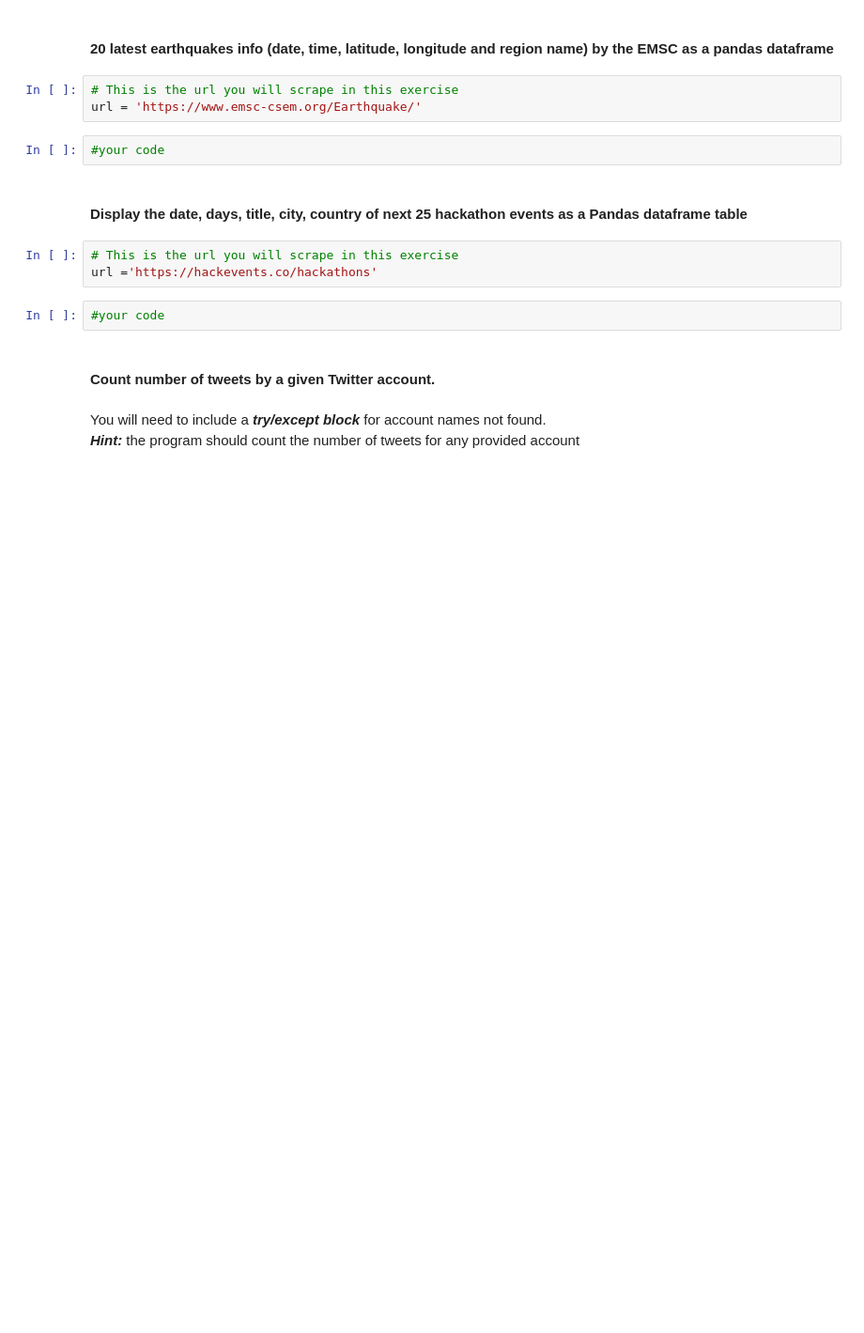
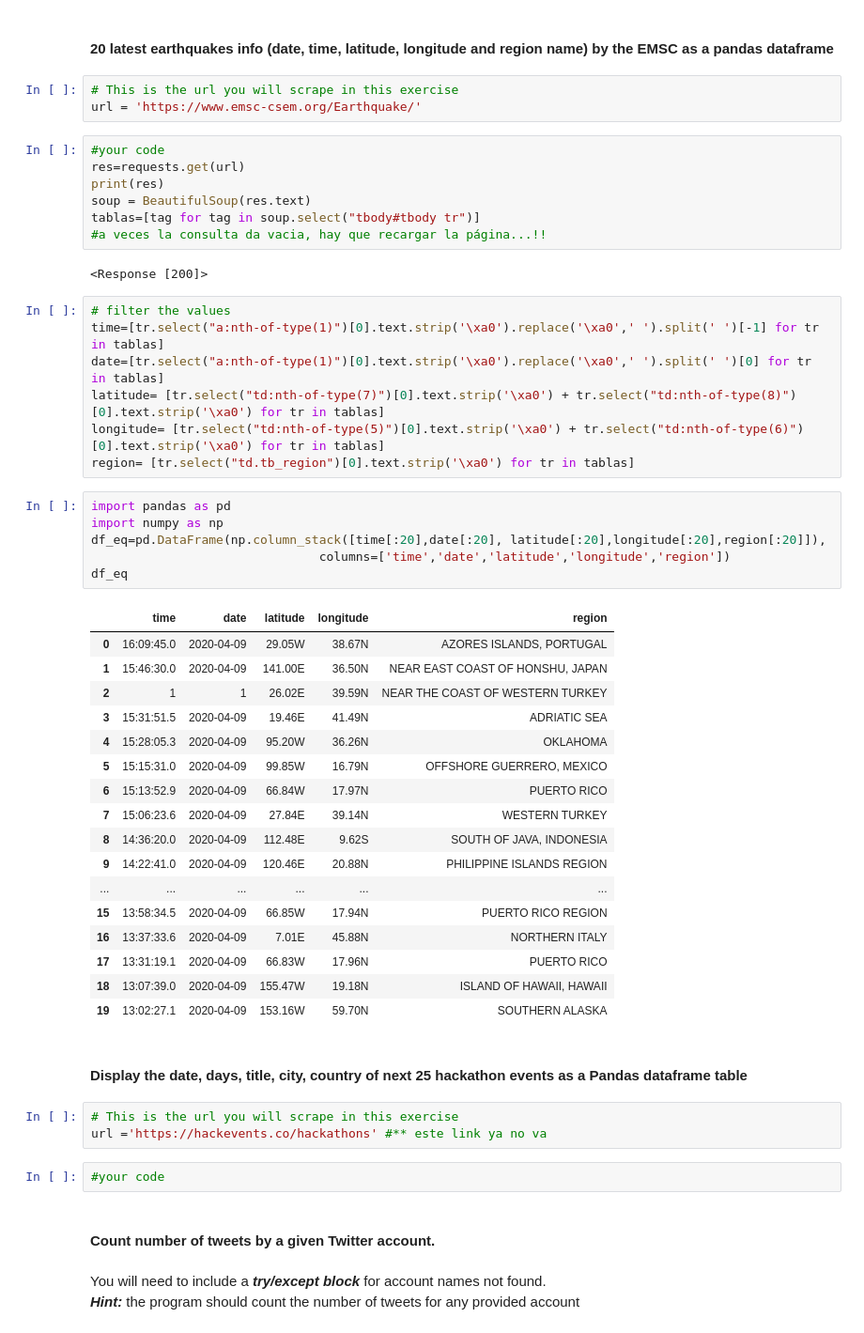
Before and after one commit to yuvtorres/datamad0320, a Jupyter notebook: module-1/lab-web-scraping/your-code/main.ipynb, the cells around one changed output. Shown at 94% size. Saved outputs shown, nothing was run; the diff lists cells and outputs as text; blank space fills up the shorter version.

```diff
--- a/module-1/lab-web-scraping/your-code/main.ipynb
+++ b/module-1/lab-web-scraping/your-code/main.ipynb
@@ -156,13 +243,51 @@ url = 'https://www.fbi.gov/wanted/topten'
 # %%
 # This is the url you will scrape in this exercise
 url = 'https://www.emsc-csem.org/Earthquake/'
-# %%
-#your code
+# %%
+#your code
+res=requests.get(url)
+print(res)
+soup = BeautifulSoup(res.text)
+tablas=[tag for tag in soup.select("tbody#tbody tr")]
+#a veces la consulta da vacia, hay que recargar la página...!!
+# %% [output]
+<Response [200]>
+# %%
+# filter the values
+time=[tr.select("a:nth-of-type(1)")[0].text.strip('\xa0').replace('\xa0',' ').split(' ')[-1] for tr in tablas]
+date=[tr.select("a:nth-of-type(1)")[0].text.strip('\xa0').replace('\xa0',' ').split(' ')[0] for tr in tablas]
+latitude= [tr.select("td:nth-of-type(7)")[0].text.strip('\xa0') + tr.select("td:nth-of-type(8)")[0].text.strip('\xa0') for tr in tablas]
+longitude= [tr.select("td:nth-of-type(5)")[0].text.strip('\xa0') + tr.select("td:nth-of-type(6)")[0].text.strip('\xa0') for tr in tablas]
+region= [tr.select("td.tb_region")[0].text.strip('\xa0') for tr in tablas]
+# %%
+import pandas as pd
+import numpy as np
+df_eq=pd.DataFrame(np.column_stack([time[:20],date[:20], latitude[:20],longitude[:20],region[:20]]),
+                               columns=['time','date','latitude','longitude','region'])
+df_eq
+# %% [output]
+|  | time | date | latitude | longitude | region |
+| 0 | 16:09:45.0 | 2020-04-09 | 29.05W | 38.67N | AZORES ISLANDS, PORTUGAL |
+| 1 | 15:46:30.0 | 2020-04-09 | 141.00E | 36.50N | NEAR EAST COAST OF HONSHU, JAPAN |
+| 2 | 1 | 1 | 26.02E | 39.59N | NEAR THE COAST OF WESTERN TURKEY |
+| 3 | 15:31:51.5 | 2020-04-09 | 19.46E | 41.49N | ADRIATIC SEA |
+| 4 | 15:28:05.3 | 2020-04-09 | 95.20W | 36.26N | OKLAHOMA |
+| 5 | 15:15:31.0 | 2020-04-09 | 99.85W | 16.79N | OFFSHORE GUERRERO, MEXICO |
+| 6 | 15:13:52.9 | 2020-04-09 | 66.84W | 17.97N | PUERTO RICO |
+| 7 | 15:06:23.6 | 2020-04-09 | 27.84E | 39.14N | WESTERN TURKEY |
+| 8 | 14:36:20.0 | 2020-04-09 | 112.48E | 9.62S | SOUTH OF JAVA, INDONESIA |
+| 9 | 14:22:41.0 | 2020-04-09 | 120.46E | 20.88N | PHILIPPINE ISLANDS REGION |
+| ... | ... | ... | ... | ... | ... |
+| 15 | 13:58:34.5 | 2020-04-09 | 66.85W | 17.94N | PUERTO RICO REGION |
+| 16 | 13:37:33.6 | 2020-04-09 | 7.01E | 45.88N | NORTHERN ITALY |
+| 17 | 13:31:19.1 | 2020-04-09 | 66.83W | 17.96N | PUERTO RICO |
+| 18 | 13:07:39.0 | 2020-04-09 | 155.47W | 19.18N | ISLAND OF HAWAII, HAWAII |
+| 19 | 13:02:27.1 | 2020-04-09 | 153.16W | 59.70N | SOUTHERN ALASKA |
 # %% [markdown]
 #### Display the date, days, title, city, country of next 25 hackathon events as a Pandas dataframe table
 # %%
 # This is the url you will scrape in this exercise
-url ='https://hackevents.co/hackathons'
+url ='https://hackevents.co/hackathons' #** este link ya no va
 # %%
 #your code
 # %% [markdown]
```
Also changed, not shown: parts of 14 cells of this notebook, 1 other file.
